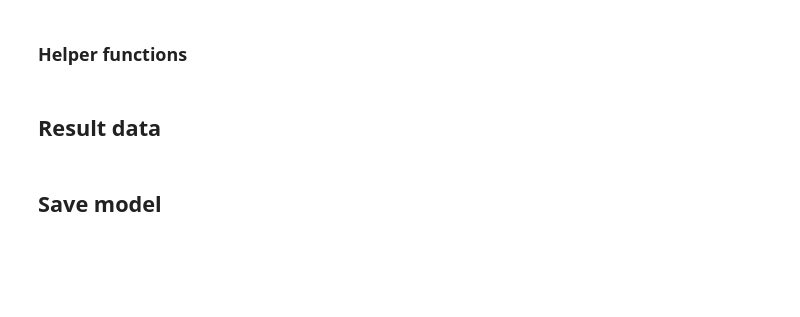
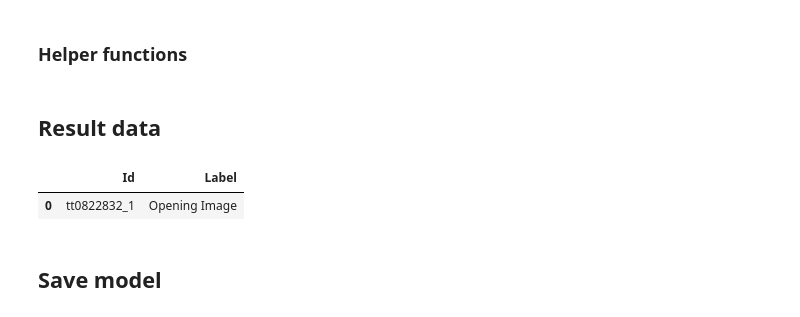
Before and after one commit to C7A7A/story-beats, a Jupyter notebook: story-beats.ipynb, the cells around one changed output. Cells and saved outputs as stored; diff of their text form; code cells hidden in the pictures; blank space fills up the shorter version.

```diff
--- a/story-beats.ipynb
+++ b/story-beats.ipynb
@@ -876,28 +835,18 @@ from sklearn.utils.class_weight import compute_class_weight
 from sklearn.model_selection import train_test_split, RandomizedSearchCV
 from sklearn.metrics import classification_report, accuracy_score, confusion_matrix
 
-X = train_full_data[['s_dur','n_shots','ava_shot_dur','rel_id_loc','rel_t_loc','ava_char_score','is_prot_appear','sentence_count']]
+# X = train_full_data[['s_dur','n_shots','ava_shot_dur','rel_id_loc','rel_t_loc','ava_char_score','is_prot_appear','sentence_count']]
+X = merged_train_data.drop(['start', 'end', 'movie', 'scene_id', 'label'], axis=1)
 label_encoder = LabelEncoder()
-y = label_encoder.fit_transform(train_full_data['label'])
+y = label_encoder.fit_transform(merged_train_data['label'])
 
 
 X_train, X_temp, y_train, y_temp = train_test_split(X, y, random_state=23, test_size=0.3, stratify=y)
 X_val, X_test, y_val, y_test = train_test_split(X_temp, y_temp, random_state=23, test_size=0.5, stratify=y_temp)
 
-counts = Counter(y_train)
-undersample_strategy = {label: min(200, count) for label, count in counts.items()}
-
-oversample_strategy = {label: 200 for label in np.unique(y_train)}
-
-under = RandomUnderSampler(sampling_strategy=undersample_strategy, random_state=23)
-over = SMOTE(sampling_strategy=oversample_strategy, random_state=23)
-
-X_train_under, y_train_under = under.fit_resample(X_train, y_train)
-X_train_balanced, y_train_balanced = over.fit_resample(X_train_under, y_train_under)
-
-test_class_weights = compute_class_weight('balanced', classes=np.unique(y_train_balanced), y=y_train_balanced)
-test_class_weights_dict = dict(zip(np.unique(y_train_balanced), test_class_weights))
-test_sample_weight = np.array([test_class_weights_dict[class_label] for class_label in y_train_balanced])
+test_class_weights = compute_class_weight('balanced', classes=np.unique(y_train), y=y_train)
+test_class_weights_dict = dict(zip(np.unique(y_train), test_class_weights))
+test_sample_weight = np.array([test_class_weights_dict[class_label] for class_label in y_train])
 
 param_dist = {
     'reg_alpha': [0, 0.001, 0.005, 0.01, 0.05],
@@ -914,6 +863,6 @@ param_dist = {
 xgb = XGBClassifier(random_state=23)
 
 random_search = RandomizedSearchCV(xgb, param_distributions=param_dist, n_iter=10, cv=5, random_state=23, n_jobs=-1)
-random_search.fit(X_train_balanced, y_train_balanced, eval_set=[(X_val, y_val)], verbose=True, sample_weight=test_sample_weight)
+random_search.fit(X_train, y_train, eval_set=[(X_val, y_val)], verbose=True, sample_weight=test_sample_weight)
 
 print("Best parameters:", random_search.best_params_)
@@ -920,4 +887,4 @@ print("Best parameters:", random_search.best_params_)
 # %%
 best_params = random_search.best_params_
 model = XGBClassifier(**best_params, random_state=23)
-model.fit(X_train_balanced, y_train_balanced, eval_set=[(X_val, y_val)], verbose=True, sample_weight=test_sample_weight)
+model.fit(X_train, y_train, eval_set=[(X_val, y_val)], verbose=True, sample_weight=test_sample_weight)
@@ -950,5 +970,5 @@ plt.show()
 # %%
-X = test_full_data[['s_dur','n_shots','ava_shot_dur','rel_id_loc','rel_t_loc','ava_char_score','is_prot_appear','sentence_count']]
+X = merged_test_data.drop(['start', 'end', 'movie', 'scene_id'], axis=1)
 
 y_pred = model.predict(X)
 y_pred_labels = label_encoder.inverse_transform(y_pred)
@@ -1084,12 +1107,15 @@ def fill_result_df(full_data, movies, movies_ids, predictions):
         pred_label = predictions[idx]
         result_df.loc[idx] = [movie_scene_id, pred_label]
 # %%
-# First model (RF)
-# fill_result_df(test_full_data, test_movies, test_movies_ids, y_pred_labels)
+# First model (RF)  & Second model (XGBoost)
+fill_result_df(test_full_data, test_movies, test_movies_ids, y_pred_labels)
 
 # Third model (Bert)
-fill_result_df(test_full_data, test_movies, test_movies_ids, label_predictions)
+#fill_result_df(test_full_data, test_movies, test_movies_ids, label_predictions)
 
 
 result_df.head(1)
+# %% [output]
+|  | Id | Label |
+| 0 | tt0822832_1 | Opening Image |
 # %%
```
Also changed, not shown: parts of 33 cells of this notebook, 2 other files.
